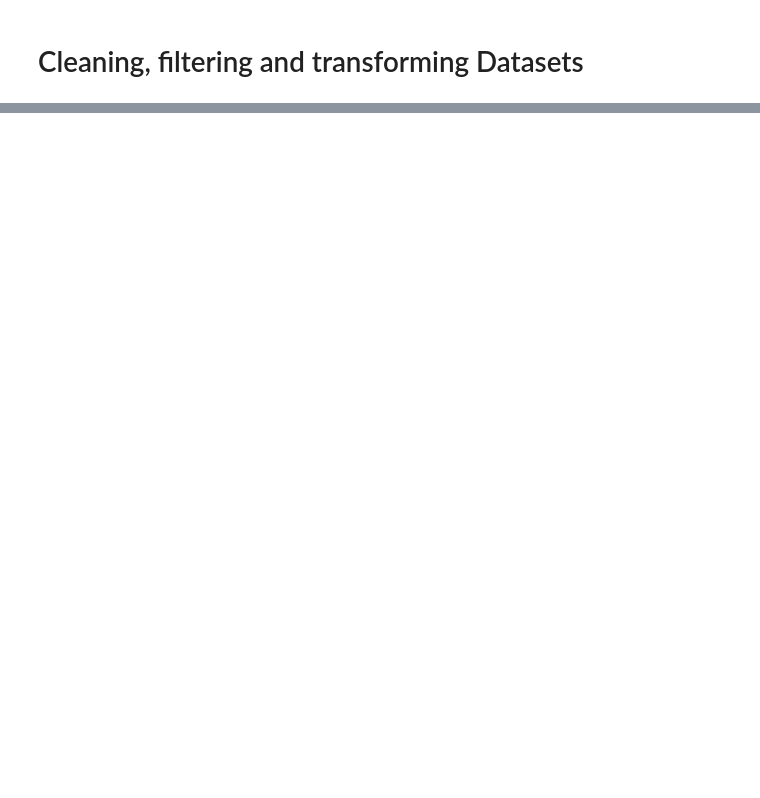
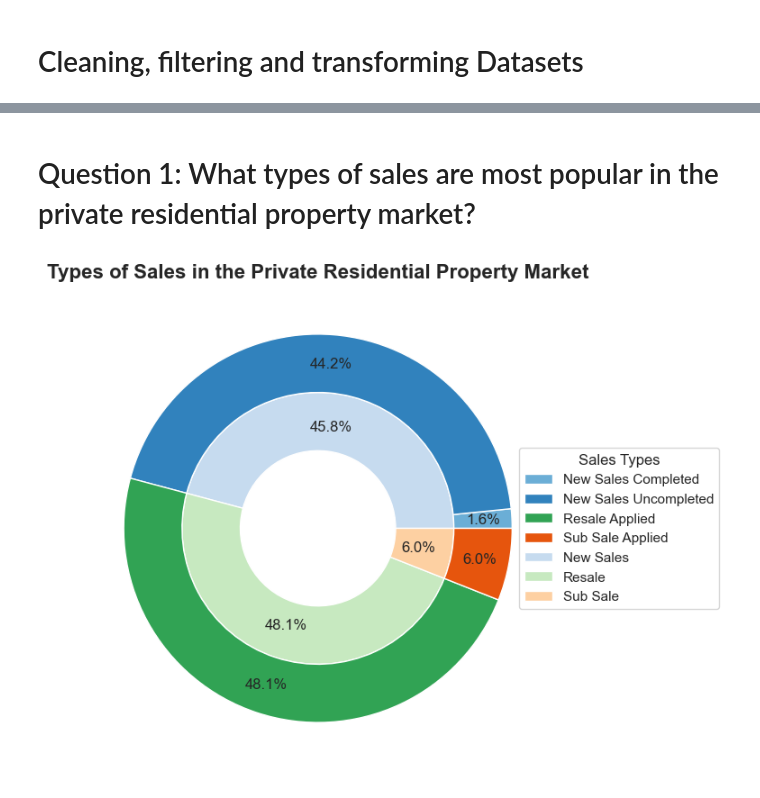
Before and after one commit to jianmin22/PDASCA2, a Jupyter notebook: ca2.ipynb, the cells around one changed output, grey strips where cells are left out. Cells and saved outputs as stored; diff of their text form; code cells hidden in the pictures; blank space fills up the shorter version.

Commit message:
Question 1-4 graph done

```diff
--- a/ca2.ipynb
+++ b/ca2.ipynb
@@ -184,0 +238,56 @@ flat_type                    0
+# %% [markdown]
+# Question 1: What types of sales are most popular in the private residential property market?
+# %%
+# Aggregate the sales data
+new_sales_completed = merged_data['private_new sale_completed'].sum()
+new_sales_uncompleted = merged_data['private_new sale_uncompleted'].sum()
+resale_applied = merged_data['private_resale_applied'].sum()
+sub_sale_applied = merged_data['private_sub sale_applied'].sum()
+
+# Data for the outer layer
+outer_sizes = [new_sales_completed, new_sales_uncompleted, resale_applied, sub_sale_applied]
+outer_labels = ['New Sales Completed', 'New Sales Uncompleted', 'Resale Applied', 'Sub Sale Applied']
+
+# Data for the inner layer
+inner_sizes = [new_sales_completed + new_sales_uncompleted, resale_applied, sub_sale_applied]
+inner_labels = ['New Sales', 'Resale', 'Sub Sale']
+
+# Define colors for inner and outer rings (matched pairs)
+# We will use a base color and create lighter and darker shades for inner and outer segments
+inner_colors = ['#c6dbef', '#c7e9c0', '#fdd0a2']  # light shades
+
+# Plotting the donut chart
+fig, ax = plt.subplots(figsize=(7, 7))
+size = 0.3
+
+# Inner ring
+wedges1, texts1, autotexts1 = ax.pie(
+    inner_sizes, labels=None, radius=1-size,
+    wedgeprops=dict(width=size, edgecolor='w'),
+    autopct='%1.1f%%', pctdistance=0.75, colors=inner_colors
+)
+
+# Outer ring
+# Assigning matching colors for New Sales Completed and Uncompleted to have similar colors with different shades
+outer_colors = ['#6baed6', '#3182bd', '#31a354', '#e6550d']
+
+wedges2, texts2, autotexts2 = ax.pie(
+    outer_sizes, labels=None, radius=1,
+    wedgeprops=dict(width=size, edgecolor='w'),
+    autopct='%1.1f%%', pctdistance=0.85, colors=outer_colors
+)
+
+# Set aspect ratio to be equal
+ax.set(aspect="equal")
+
+# Title
+plt.title('Types of Sales in the Private Residential Property Market', fontweight='bold', fontsize=16)
+
+# Legend
+legend_labels = ['New Sales Completed', 'New Sales Uncompleted', 'Resale Applied', 'Sub Sale Applied', 'New Sales', 'Resale', 'Sub Sale']
+ax.legend(wedges2 + wedges1, legend_labels, title="Sales Types", loc="center left", bbox_to_anchor=(0.9, 0, 0.5, 1))
+
+# Display the plot
+plt.show()
+# %% [output]
+[figure, added]
```
Also changed, not shown: parts of 19 cells of this notebook.
